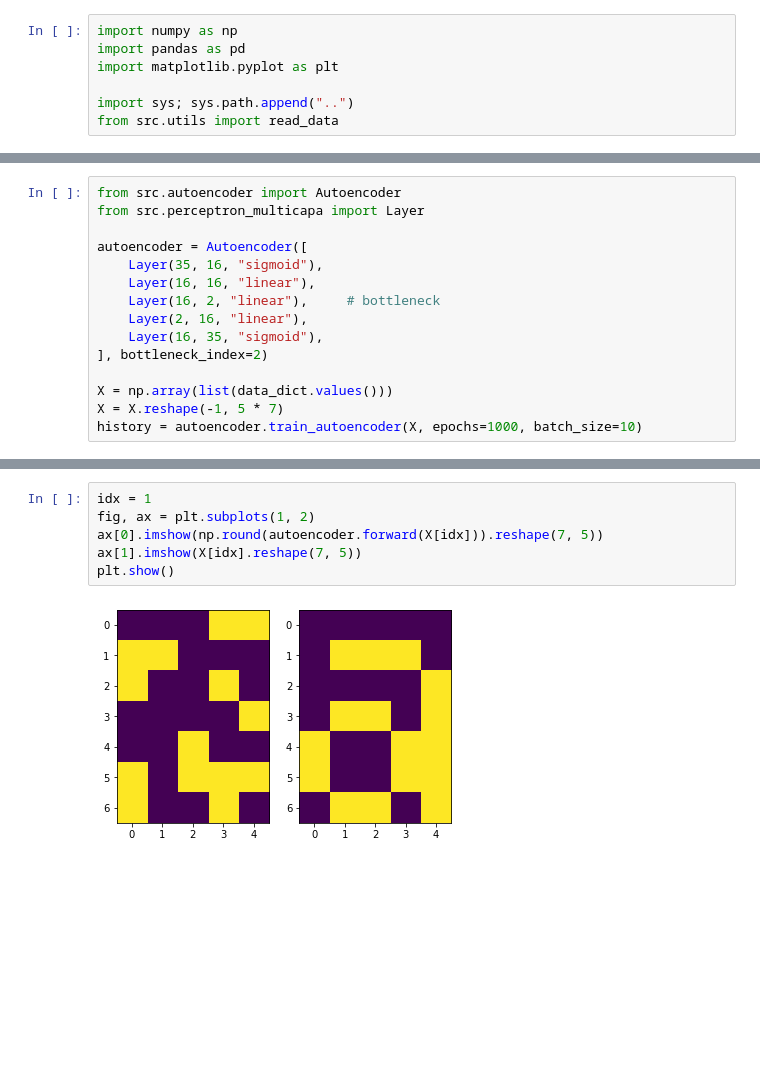
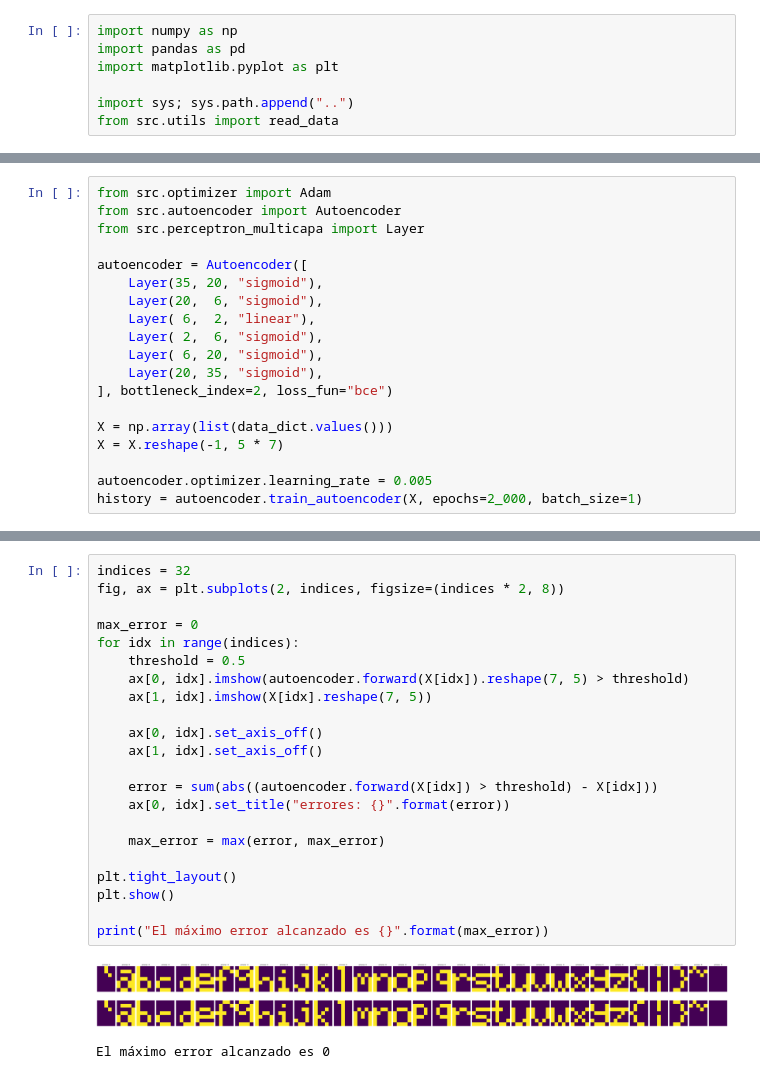
Before and after one commit to jbarberia/sia-tp5, a Jupyter notebook: notebooks/ejercicio1.ipynb, the cells around one changed output, grey strips where cells are left out. Cells and saved outputs as stored; diff of their text form; blank space fills up the shorter version.

```diff
--- a/notebooks/ejercicio1.ipynb
+++ b/notebooks/ejercicio1.ipynb
@@ -17,16 +24,20 @@ plt.show()
 # %%
+from src.optimizer import Adam
 from src.autoencoder import Autoencoder
 from src.perceptron_multicapa import Layer
 
 autoencoder = Autoencoder([
-    Layer(35, 16, "sigmoid"),
-    Layer(16, 16, "linear"),
-    Layer(16, 2, "linear"),     # bottleneck
-    Layer(2, 16, "linear"),
-    Layer(16, 35, "sigmoid"),
-], bottleneck_index=2)
+    Layer(35, 20, "sigmoid"),
+    Layer(20,  6, "sigmoid"),
+    Layer( 6,  2, "linear"),
+    Layer( 2,  6, "sigmoid"),
+    Layer( 6, 20, "sigmoid"),
+    Layer(20, 35, "sigmoid"),
+], bottleneck_index=2, loss_fun="bce")
 
 X = np.array(list(data_dict.values()))
 X = X.reshape(-1, 5 * 7)
-history = autoencoder.train_autoencoder(X, epochs=1000, batch_size=10)
+
+autoencoder.optimizer.learning_rate = 0.005
+history = autoencoder.train_autoencoder(X, epochs=2_000, batch_size=1)
 # %%
@@ -39,8 +50,25 @@ plt.show()
 # %%
-idx = 1
-fig, ax = plt.subplots(1, 2)
-ax[0].imshow(np.round(autoencoder.forward(X[idx])).reshape(7, 5))
-ax[1].imshow(X[idx].reshape(7, 5))
+indices = 32
+fig, ax = plt.subplots(2, indices, figsize=(indices * 2, 8))
+
+max_error = 0
+for idx in range(indices):
+	threshold = 0.5
+	ax[0, idx].imshow(autoencoder.forward(X[idx]).reshape(7, 5) > threshold)
+	ax[1, idx].imshow(X[idx].reshape(7, 5))
+
+	ax[0, idx].set_axis_off()
+	ax[1, idx].set_axis_off()
+
+	error = sum(abs((autoencoder.forward(X[idx]) > threshold) - X[idx]))
+	ax[0, idx].set_title("errores: {}".format(error))
+
+	max_error = max(error, max_error)
+
+plt.tight_layout()
 plt.show()
+
+print("El máximo error alcanzado es {}".format(max_error))
 # %% [output]
-[figure, old version]
+[figure, new version]
+El máximo error alcanzado es 0
```
Also changed, not shown: parts of 14 cells of this notebook, 2 other files.
